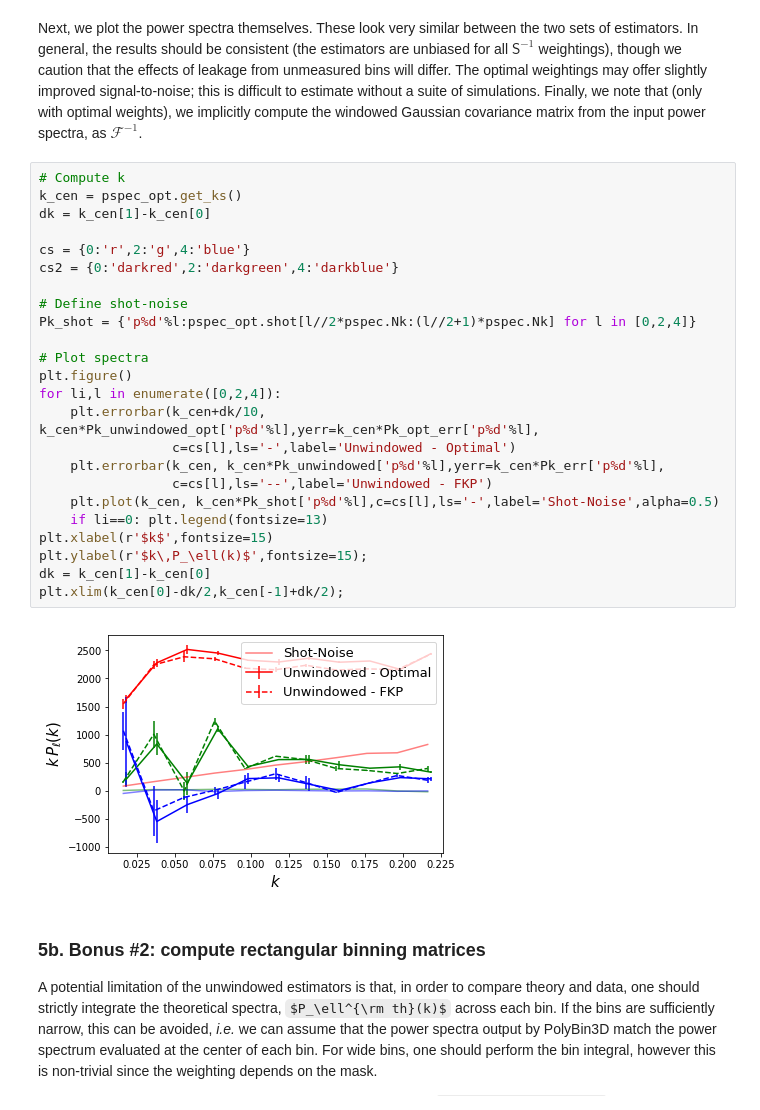
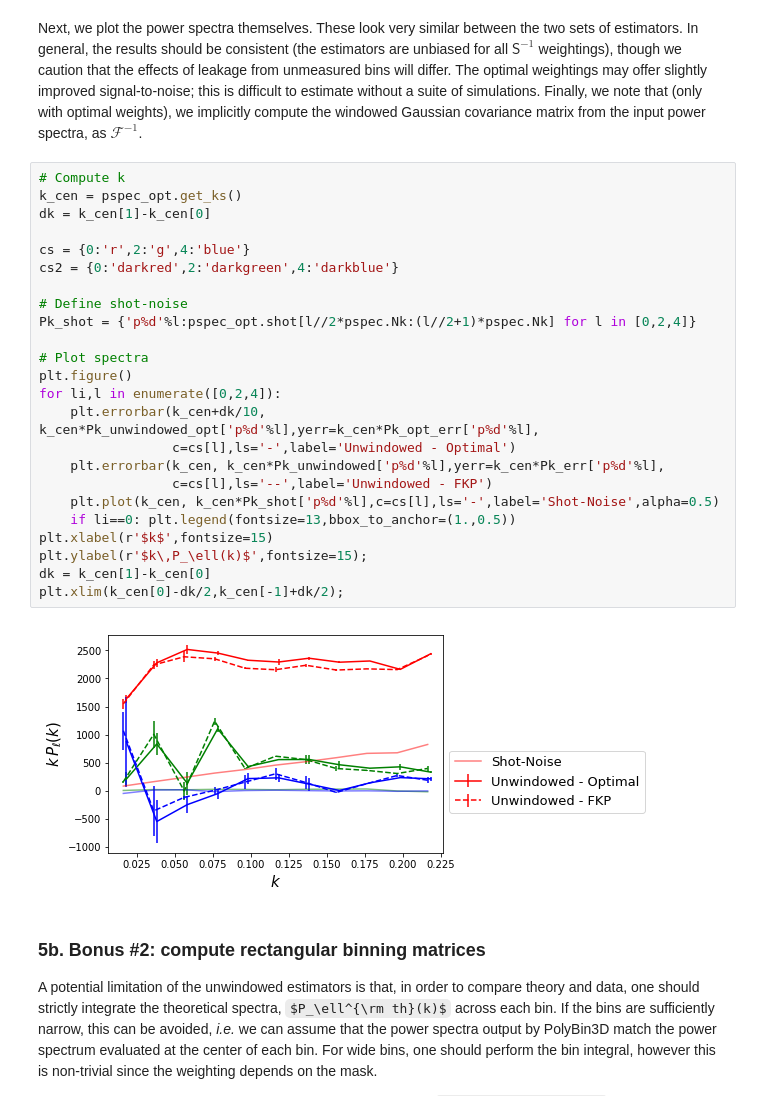
Before and after one commit to oliverphilcox/PolyBin3D, a Jupyter notebook: Tutorial 3 - BOSS Pk Multipoles.ipynb, the cells around one changed output. Drawn from its saved outputs; the diff is of its cells as text; some formulas as TeX source.

```diff
--- a/Tutorial 3 - BOSS Pk Multipoles.ipynb
+++ b/Tutorial 3 - BOSS Pk Multipoles.ipynb
@@ -743,29 +743,29 @@ Next, we plot the power spectra themselves. These look very similar between the
 # %%
 # Compute k
 k_cen = pspec_opt.get_ks()
 dk = k_cen[1]-k_cen[0]
 
 cs = {0:'r',2:'g',4:'blue'}
 cs2 = {0:'darkred',2:'darkgreen',4:'darkblue'}
 
 # Define shot-noise
 Pk_shot = {'p%d'%l:pspec_opt.shot[l//2*pspec.Nk:(l//2+1)*pspec.Nk] for l in [0,2,4]}
 
 # Plot spectra
 plt.figure()
 for li,l in enumerate([0,2,4]):
     plt.errorbar(k_cen+dk/10, k_cen*Pk_unwindowed_opt['p%d'%l],yerr=k_cen*Pk_opt_err['p%d'%l],
                  c=cs[l],ls='-',label='Unwindowed - Optimal')
     plt.errorbar(k_cen, k_cen*Pk_unwindowed['p%d'%l],yerr=k_cen*Pk_err['p%d'%l],
                  c=cs[l],ls='--',label='Unwindowed - FKP')
     plt.plot(k_cen, k_cen*Pk_shot['p%d'%l],c=cs[l],ls='-',label='Shot-Noise',alpha=0.5)
-    if li==0: plt.legend(fontsize=13)
+    if li==0: plt.legend(fontsize=13,bbox_to_anchor=(1.,0.5))
 plt.xlabel(r'$k$',fontsize=15)
 plt.ylabel(r'$k\,P_\ell(k)$',fontsize=15);
 dk = k_cen[1]-k_cen[0]
 plt.xlim(k_cen[0]-dk/2,k_cen[-1]+dk/2);
 # %% [output]
-[figure, old version]
+[figure, new version]
 # %% [markdown]
 ### 5b. Bonus #2: compute rectangular binning matrices
 
```
Also changed, not shown: 5 other files.
